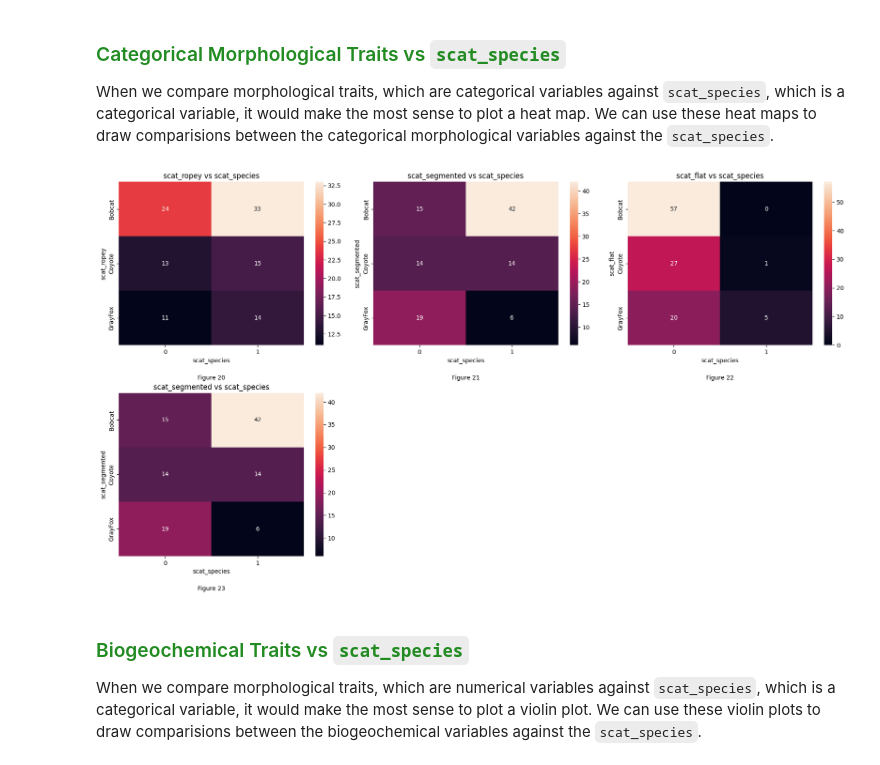
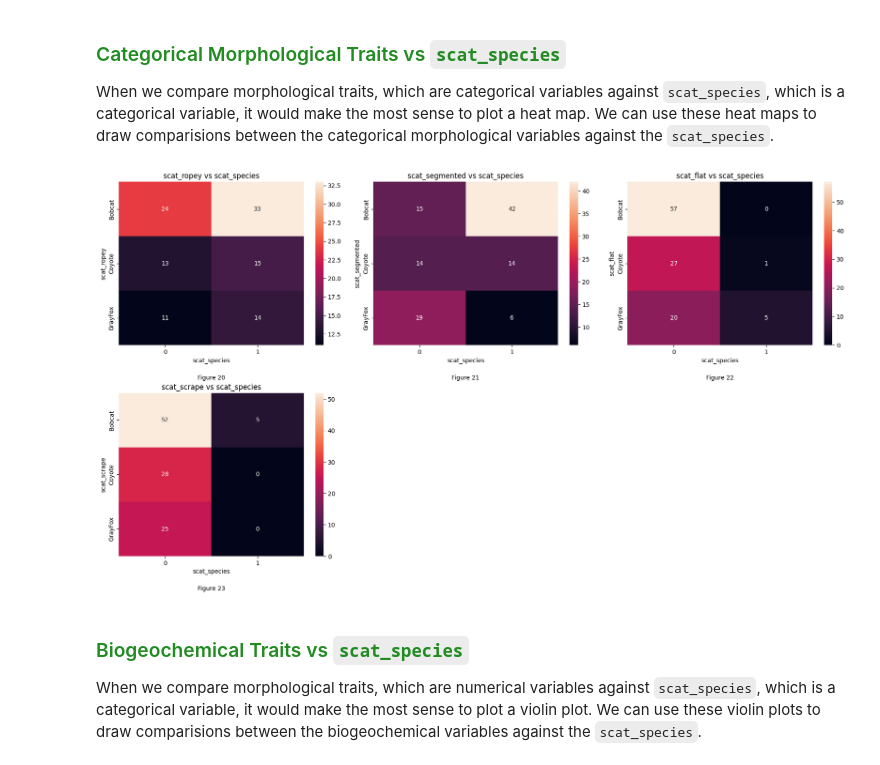
Before and after one commit to chowdhuryj-github/BobcatsCoyotesFoxes, a Jupyter notebook: lab/Midterm_Project_JIC.ipynb, the cells around one changed output. Saved outputs shown, nothing was run; the diff lists cells and outputs as text; code cells hidden in the pictures.

```diff
--- a/lab/Midterm_Project_JIC.ipynb
+++ b/lab/Midterm_Project_JIC.ipynb
@@ -509,12 +509,12 @@ def heat_map_visualize(response_variable, alternative_variable_list, row, col, f
     plt.show()
 # %%
 # setting up a second list of morphological traits
-morophological_list_two = ['scat_ropey', 'scat_segmented','scat_flat', 'scat_segmented']
+morophological_list_two = ['scat_ropey', 'scat_segmented','scat_flat', 'scat_scrape']
 
 # creating the heat maps for comparing the morphological traits against the response variable
 heat_map_visualize(scat_df["scat_species"], morophological_list_two, 2, 3, "morphological_two")
 # %% [output]
-[figure, old version]
+[figure, new version]
 # %% [markdown]
 ### <span style="color:#228B22">Biogeochemical Traits vs `scat_species`</span>
 When we compare morphological traits, which are numerical variables against `scat_species`, which is a categorical variable, it would make the most sense to plot a violin plot. We can use these violin plots to draw comparisions between the biogeochemical variables against the `scat_species`.
```
Also changed, not shown: parts of 3 cells of this notebook, 11 other files.
